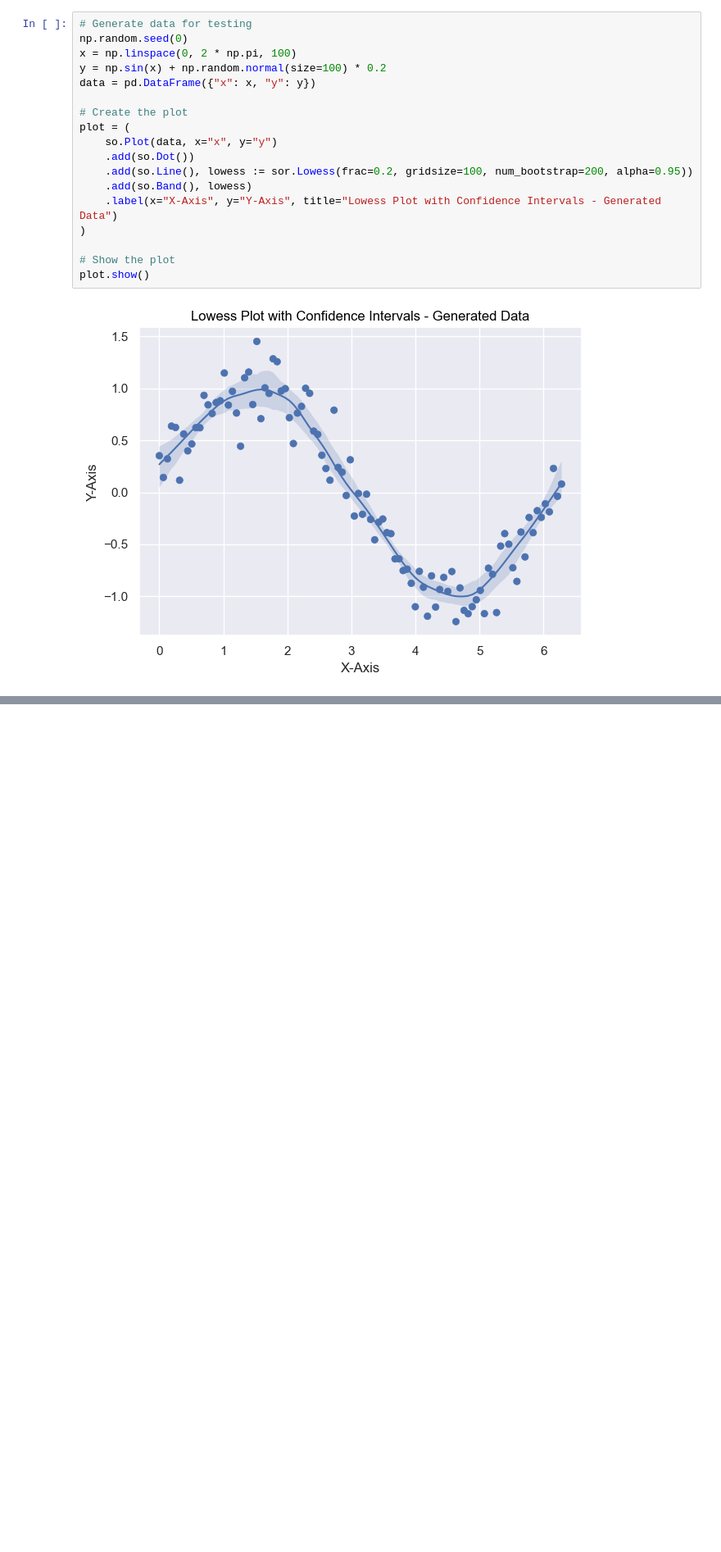
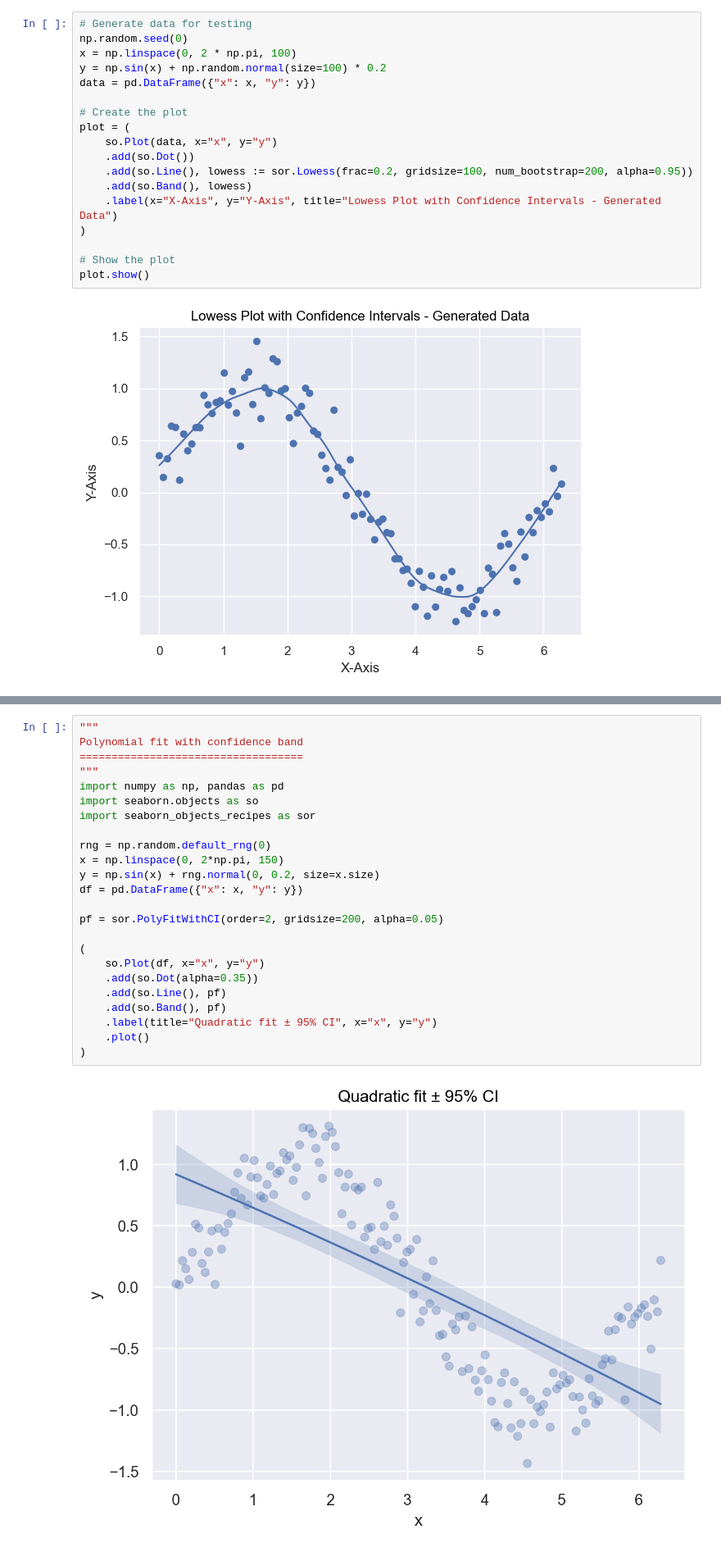
Before and after one commit to oosei25/seaborn_objects_recipes, a Jupyter notebook: docs/tutorial/recipes_tut.ipynb, the cells around one changed output, grey strips where cells are left out. Shown at 82% size. Saved outputs shown, nothing was run; the diff lists cells and outputs as text; blank space fills up the shorter version.

```diff
--- a/docs/tutorial/recipes_tut.ipynb
+++ b/docs/tutorial/recipes_tut.ipynb
@@ -260,0 +241,26 @@ df = pd.read_csv("example_data.csv")
+# %%
+"""
+Polynomial fit with confidence band
+===================================
+"""
+import numpy as np, pandas as pd
+import seaborn.objects as so
+import seaborn_objects_recipes as sor
+
+rng = np.random.default_rng(0)
+x = np.linspace(0, 2*np.pi, 150)
+y = np.sin(x) + rng.normal(0, 0.2, size=x.size)
+df = pd.DataFrame({"x": x, "y": y})
+
+pf = sor.PolyFitWithCI(order=2, gridsize=200, alpha=0.05)
+
+(
+    so.Plot(df, x="x", y="y")
+    .add(so.Dot(alpha=0.35))
+    .add(so.Line(), pf)
+    .add(so.Band(), pf)
+    .label(title="Quadratic fit ± 95% CI", x="x", y="y")
+    .plot()
+)
+# %% [output]
+[figure, added]
```
Also changed, not shown: parts of 10 cells of this notebook, 22 other files.
